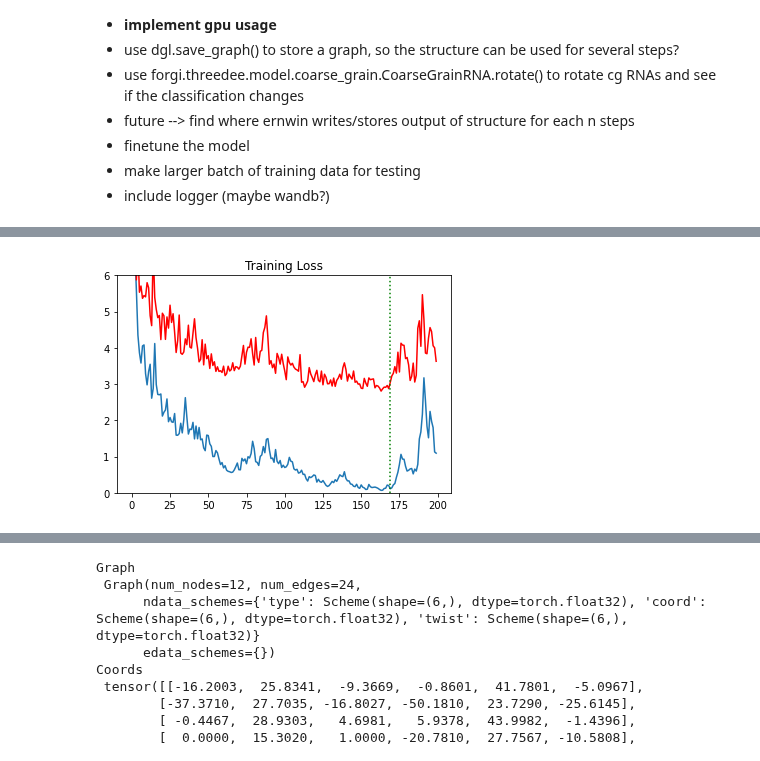
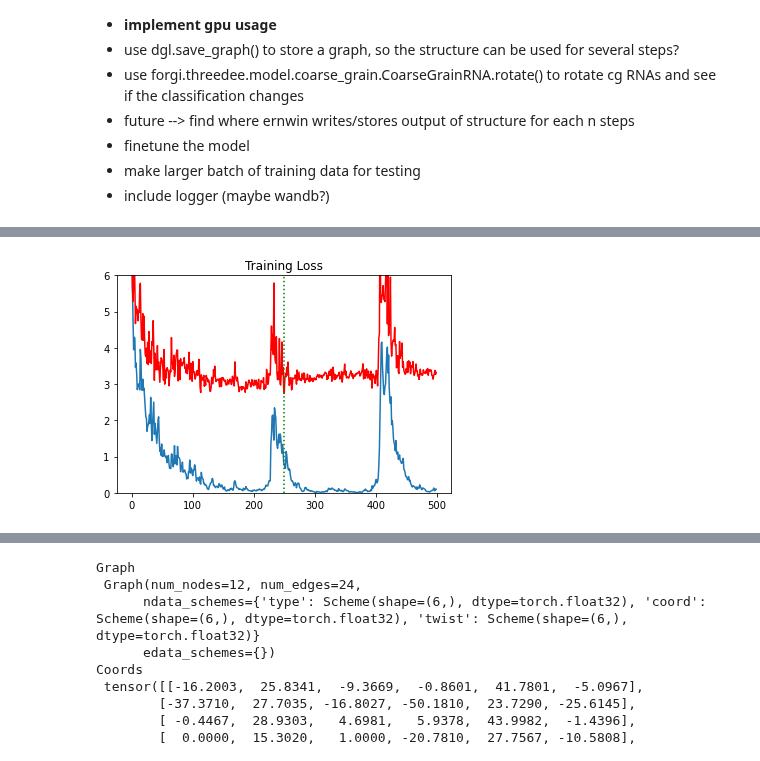
Before and after one commit to milang9/3d_classifier, a Jupyter notebook: 3d_classifier.ipynb, the cells around one changed output, grey strips where cells are left out. Saved outputs shown, nothing was run; the diff lists cells and outputs as text; code cells hidden in the pictures.

```diff
--- a/3d_classifier.ipynb
+++ b/3d_classifier.ipynb
@@ -296,10 +268,10 @@ model = CG_Classifier(
 b_size = 32
 train_dataloader = dtl.pytorch.GraphDataLoader(training_dataset, batch_size=b_size, shuffle=True)
 
-opt = th.optim.Adam(model.parameters(), lr=1e-3)
+opt = th.optim.Adam(model.parameters(), lr=8e-4)
 model.train()
-#th.autograd.set_detect_anomaly(True)
-epochs = 200
+
+epochs = 500
 
 #val setup
 val_losses = []
@@ -377,13 +349,13 @@ Minimum Validation Loss 2.8059 in epoch 163
 # %%
 #plot the training run
 plt.plot(epoch_losses)
 plt.plot(val_losses, 'r')
 plt.title("Training Loss")
 plt.ylim(ymax = 6, ymin = 0)
-plt.axvline(x = 169, c = 'g', ls = ':')
+plt.axvline(x = 250, c = 'g', ls = ':')
 plt.draw()
 # %% [output]
-[figure, old version]
+[figure, new version]
 # %%
 #Test Data
 test_dir = "./data/test_set"
```
Also changed, not shown: parts of 4 cells of this notebook, 2 other files.
